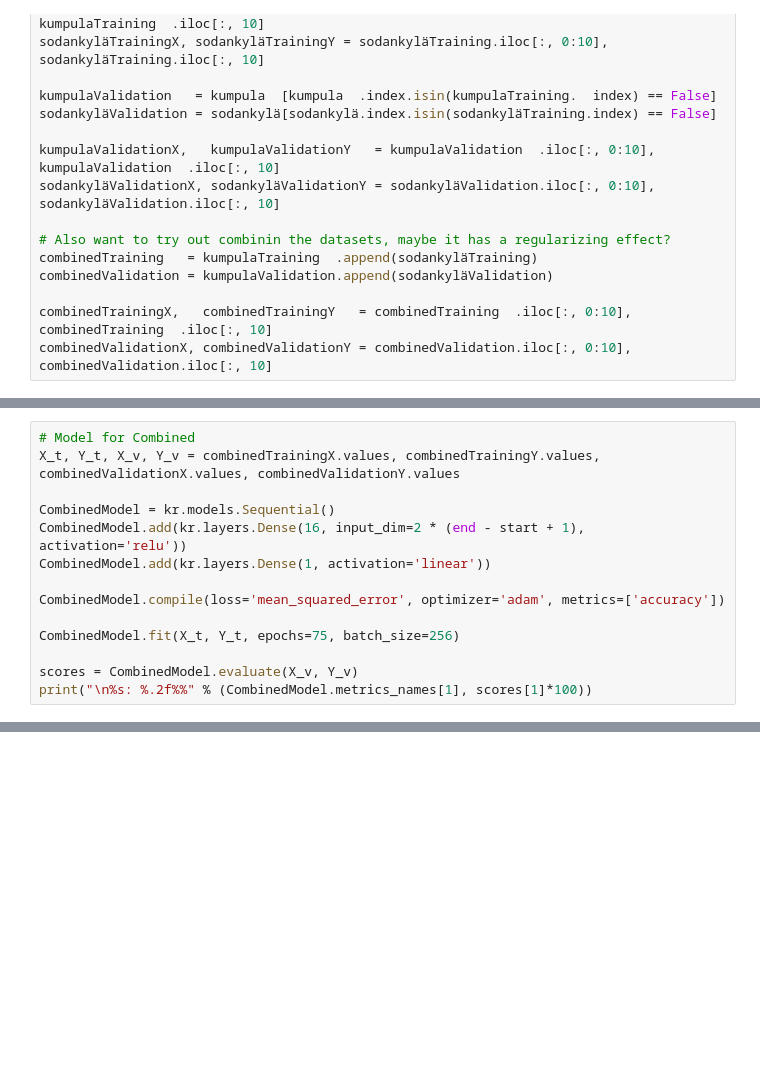
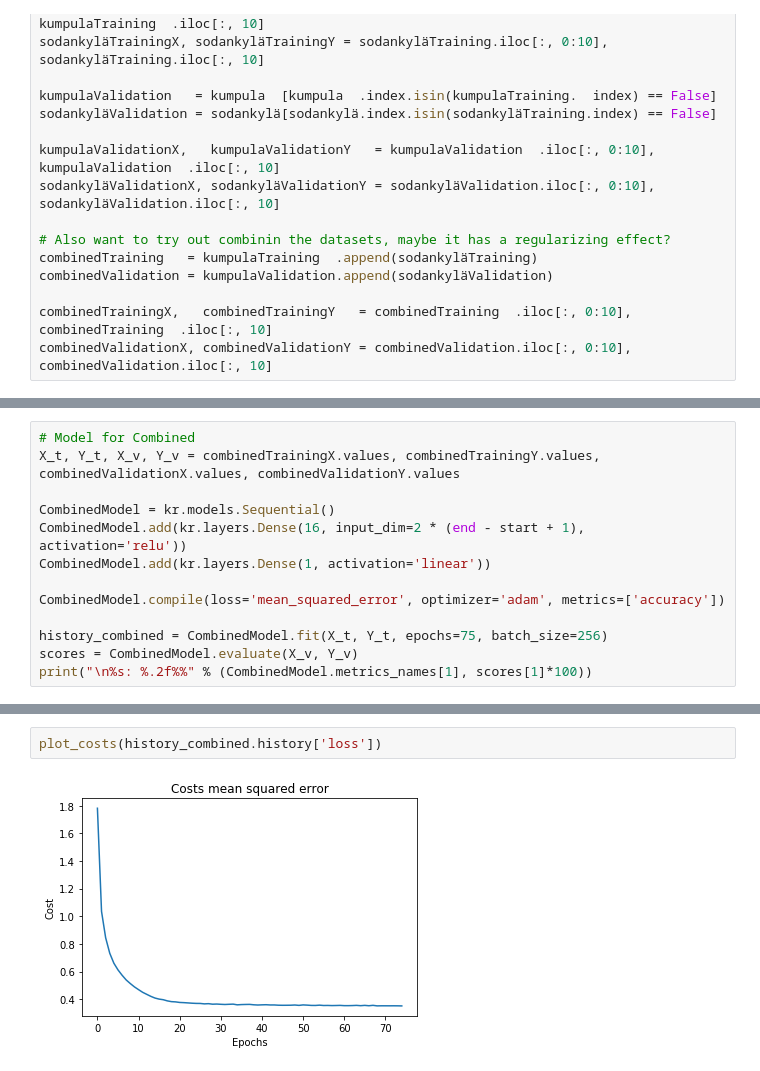
Before and after one commit to oscargranlund/AANN2018Project, a Jupyter notebook: Analys.ipynb, the cells around one changed output, grey strips where cells are left out. Cells and saved outputs as stored; diff of their text form; blank space fills up the shorter version.

```diff
--- a/Analys.ipynb
+++ b/Analys.ipynb
@@ -92,7 +143,6 @@ CombinedModel.add(kr.layers.Dense(1, activation='linear'))
 
 CombinedModel.compile(loss='mean_squared_error', optimizer='adam', metrics=['accuracy'])
 
-CombinedModel.fit(X_t, Y_t, epochs=75, batch_size=256)
-
+history_combined = CombinedModel.fit(X_t, Y_t, epochs=75, batch_size=256)
 scores = CombinedModel.evaluate(X_v, Y_v)
 print("\n%s: %.2f%%" % (CombinedModel.metrics_names[1], scores[1]*100))
@@ -98,0 +167,4 @@ print("\n%s: %.2f%%" % (CombinedModel.metrics_names[1], scores[1]*100))
+# %%
+plot_costs(history_combined.history['loss'])
+# %% [output]
+[figure, added]
```
Also changed, not shown: parts of 8 cells of this notebook.
